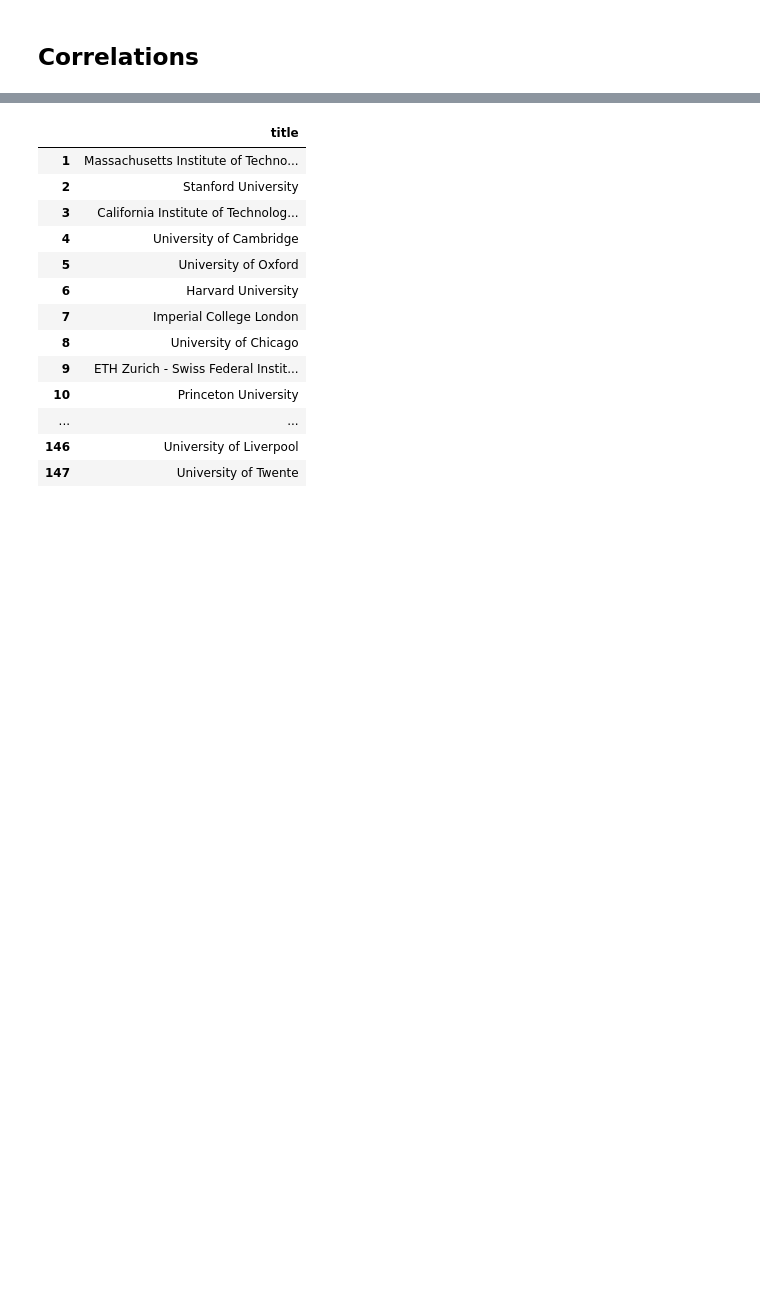
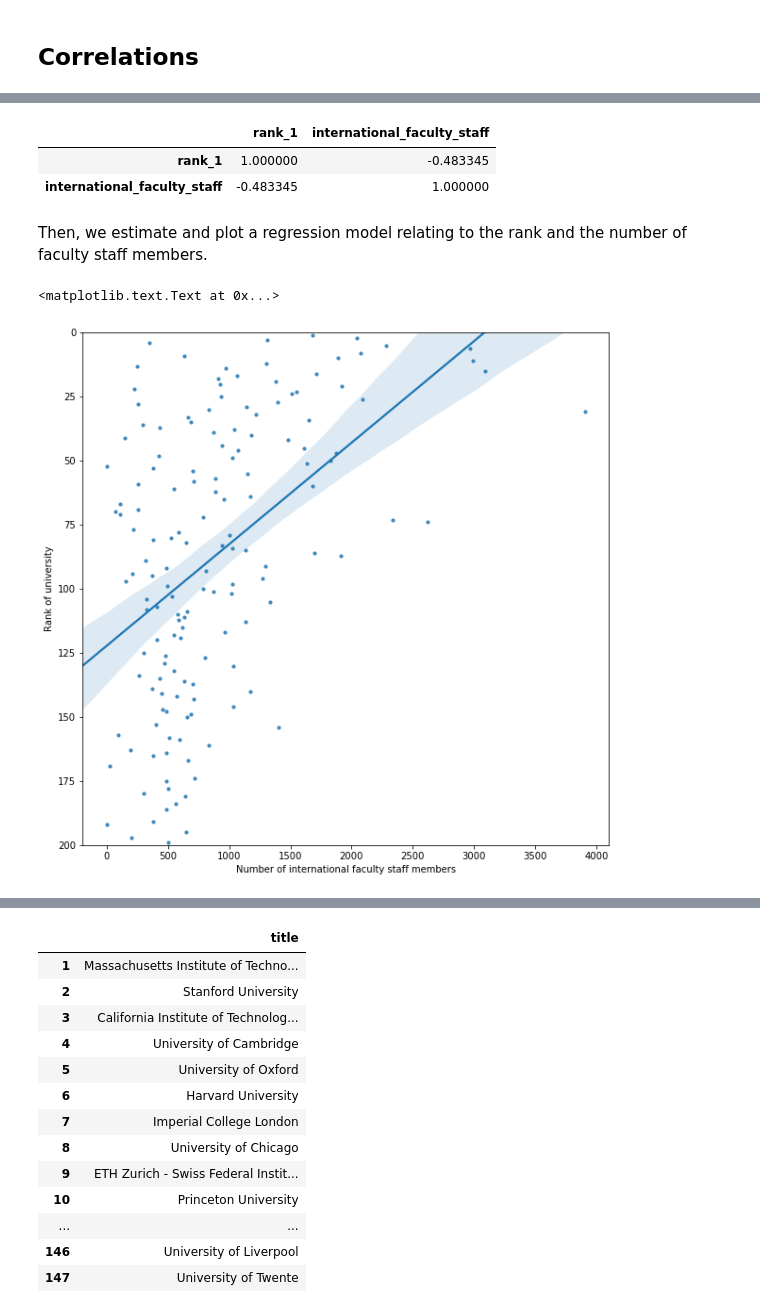
Before and after one commit to MsSquirrel/ADA---MAK, a Jupyter notebook: Homework 2/alex/Homework 2.ipynb, the cells around one changed output, grey strips where cells are left out. Drawn from its saved outputs; the diff is of its cells as text; code cells hidden in the pictures; blank space fills up the shorter version.

```diff
--- a/Homework 2/alex/Homework 2.ipynb
+++ b/Homework 2/alex/Homework 2.ipynb
@@ -367,0 +359,19 @@ sns.heatmap(corr,
+# %%
+final_top200[['rank_1', 'international_faculty_staff']].corr()
+# %% [output]
+|  | rank_1 | international_faculty_staff |
+| rank_1 | 1.000000 | -0.483345 |
+| international_faculty_staff | -0.483345 | 1.000000 |
+# %% [markdown]
+Then, we estimate and plot a regression model relating to the rank and the number of faculty staff members.
+# %%
+figure, axes = plt.subplots(figsize=(10, 10))
+
+sns.regplot('international_faculty_staff', 'rank_1', data=final_top200, fit_reg=True, scatter_kws={"marker": 'D', "s": 10})
+plt.ylim((0,200))
+plt.gca().invert_yaxis()
+plt.xlabel('Number of international faculty staff members')
+plt.ylabel('Rank of university')
+# %% [output]
+<matplotlib.text.Text at 0x...>
+[figure, added]
```
Also changed, not shown: parts of 20 cells of this notebook.
